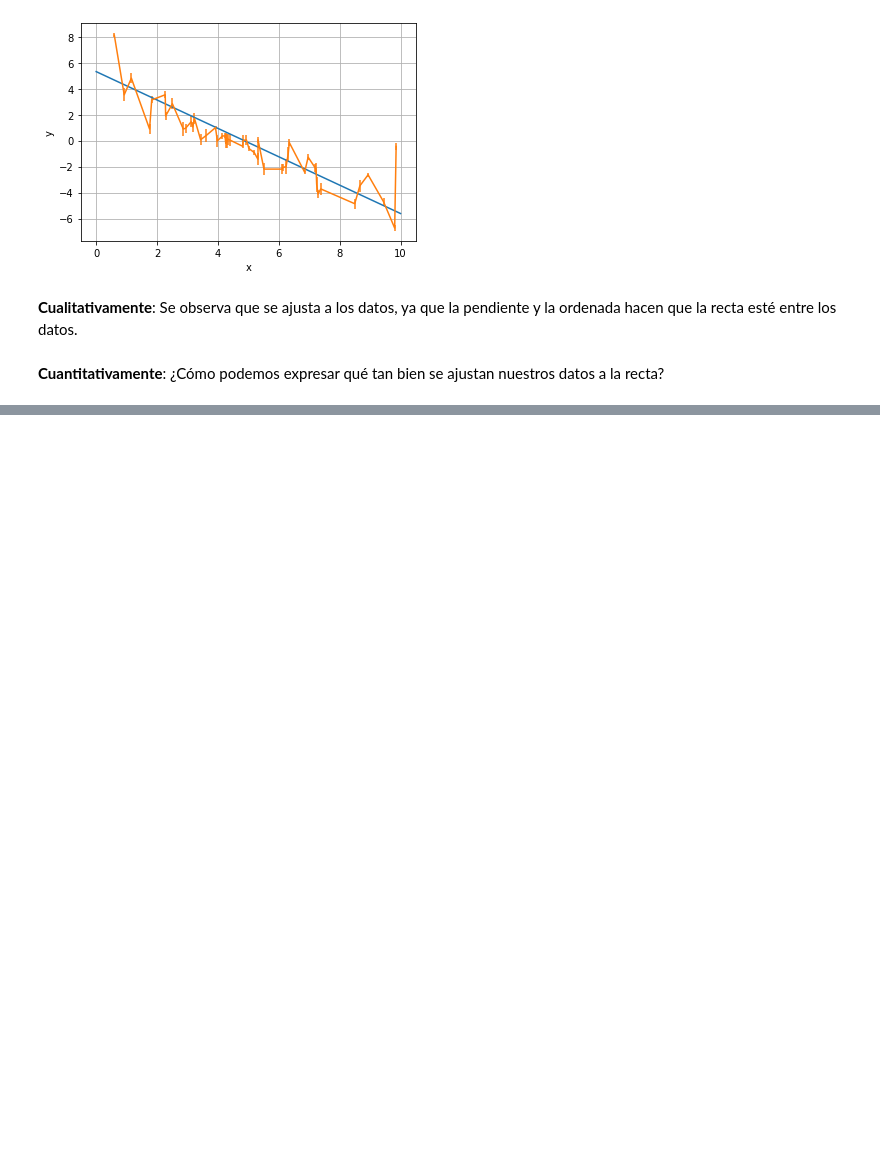
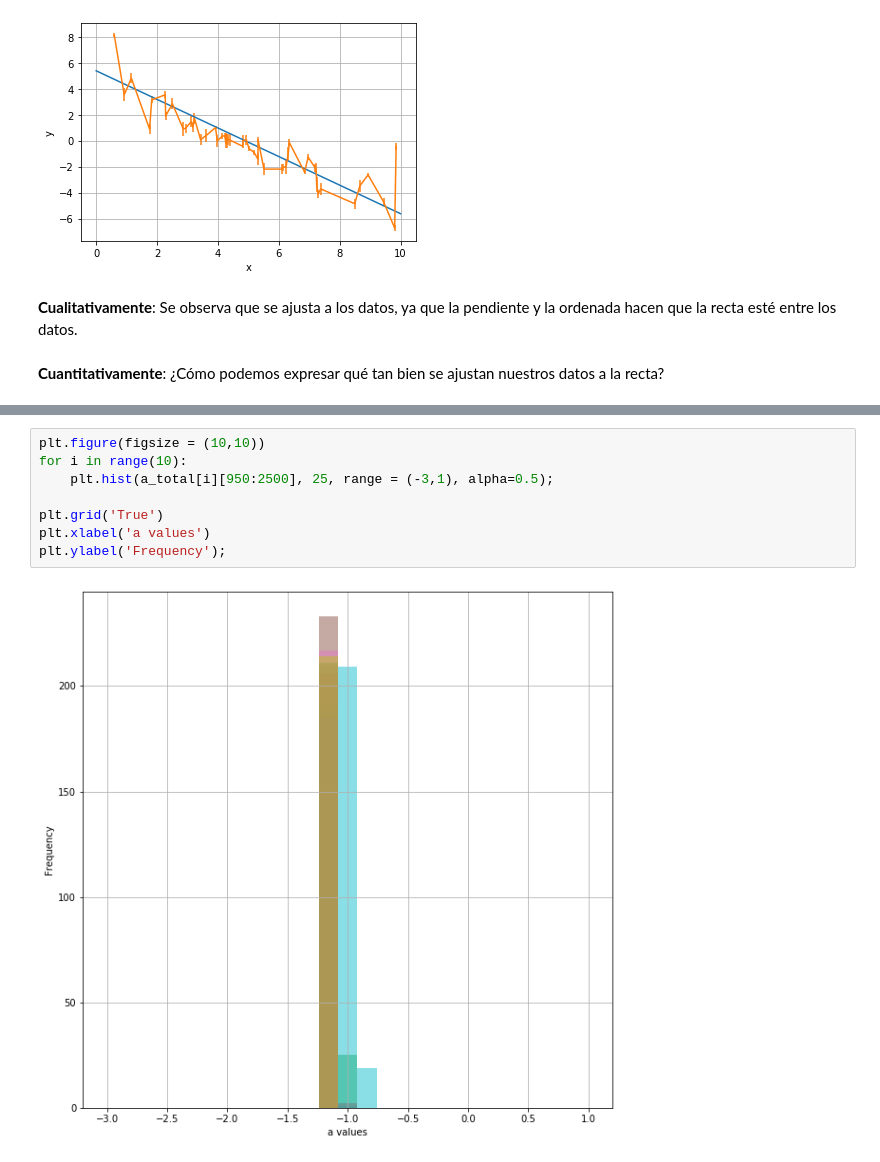
Before and after one commit to DCIDA2019/da2019-anaisabelotodo, a Jupyter notebook: Semana9/Untitled.ipynb, the cells around one changed output, grey strips where cells are left out. Saved outputs shown, nothing was run; the diff lists cells and outputs as text; blank space fills up the shorter version.

```diff
--- a/Semana9/Untitled.ipynb
+++ b/Semana9/Untitled.ipynb
@@ -122,0 +161,10 @@ plt.grid('True')
+# %%
+plt.figure(figsize = (10,10))
+for i in range(10):
+    plt.hist(a_total[i][950:2500], 25, range = (-3,1), alpha=0.5);
+
+plt.grid('True')
+plt.xlabel('a values')
+plt.ylabel('Frequency');
+# %% [output]
+[figure, added]
```
Also changed, not shown: parts of 45 cells of this notebook.
